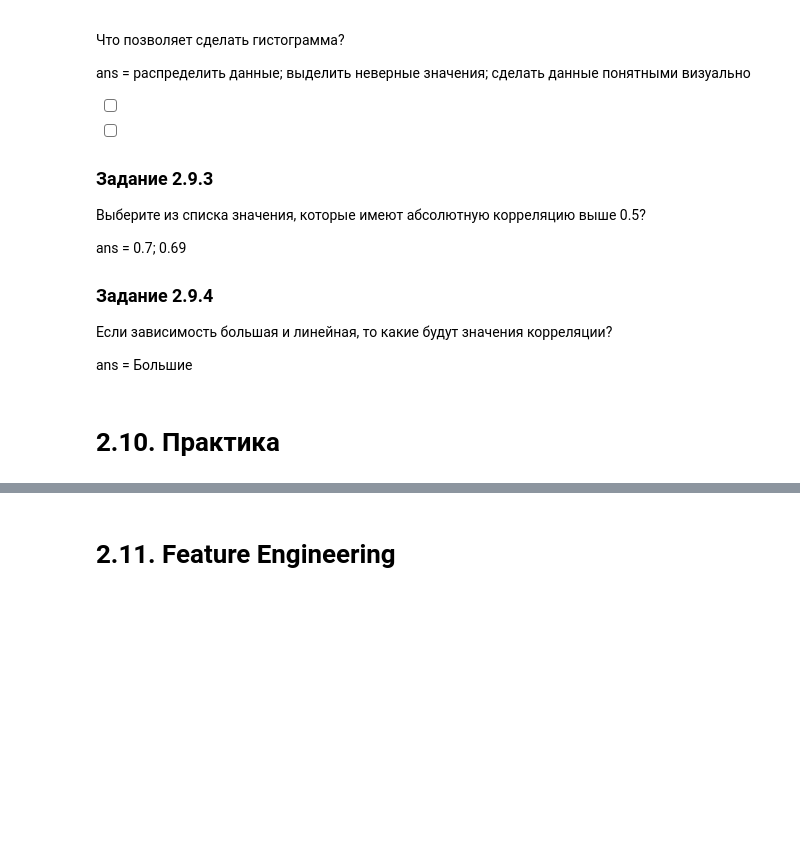
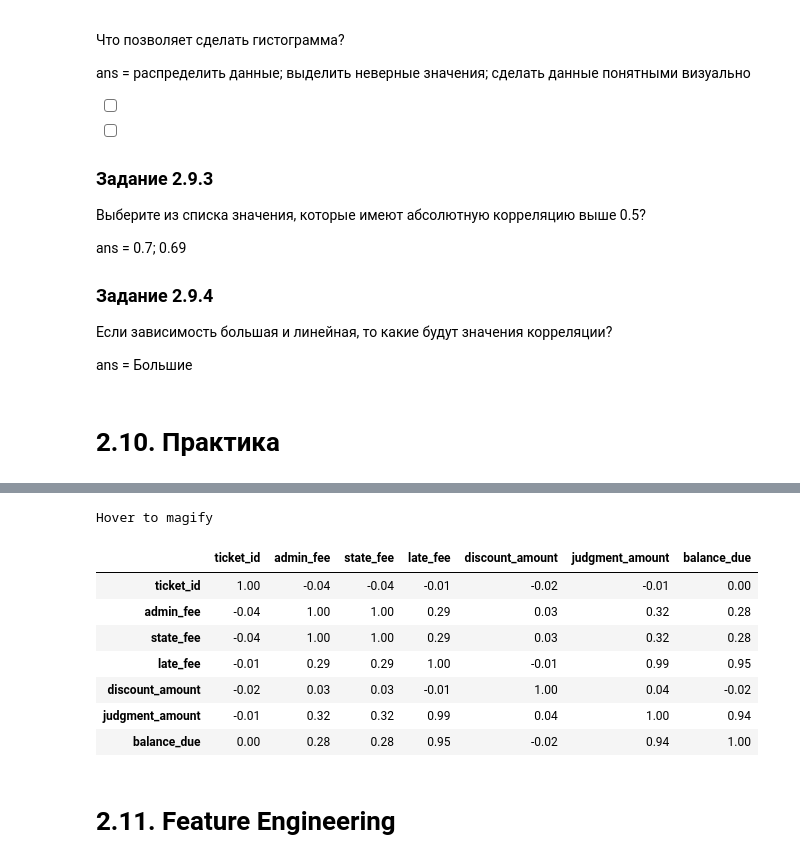
Before and after one commit to medinka01/Python, a Jupyter notebook: ML-2/ML 2.ipynb, the cells around one changed output, grey strips where cells are left out. Drawn from its saved outputs; the diff is of its cells as text; code cells hidden in the pictures; blank space fills up the shorter version.

```diff
--- a/ML-2/ML 2.ipynb
+++ b/ML-2/ML 2.ipynb
@@ -259,3 +325,39 @@ ans = Большие
+# %%
+import seaborn as sns
+corr = vis_data.drop(['violation_zip_code', 'payment_amount',
+                      'clean_up_cost',
+                      'violation_street_number'], axis=1).\
+                dropna(axis=1).\
+                corr()
+cmap = sns.diverging_palette(5,250, as_cmap=True)
+
+def magnify():
+    return [dict(selector="th",
+                 props=[("font-size", "7pt")]),
+            dict(selector="td",
+                 props=[('padding', "0em 0em")]),
+            dict(selector="th:hover",
+                 props=[("font-size", "12pt")]),
+            dict(selector="tr:hover td:hover",
+                 props=[('max-width', '200px'),
+                        ('font-size', '12pt')])
+]
+
+corr.style.background_gradient(cmap, axis=1)\
+    .set_properties(**{'max-width': '80px', 'font-size': '10pt'})\
+    .set_caption("Hover to magify")\
+    .set_precision(2)\
+    .set_table_styles(magnify())
+# %% [output]
+Hover to magify
+|  | ticket_id | admin_fee | state_fee | late_fee | discount_amount | judgment_amount | balance_due |
+| ticket_id | 1.00 | -0.04 | -0.04 | -0.01 | -0.02 | -0.01 | 0.00 |
+| admin_fee | -0.04 | 1.00 | 1.00 | 0.29 | 0.03 | 0.32 | 0.28 |
+| state_fee | -0.04 | 1.00 | 1.00 | 0.29 | 0.03 | 0.32 | 0.28 |
+| late_fee | -0.01 | 0.29 | 0.29 | 1.00 | -0.01 | 0.99 | 0.95 |
+| discount_amount | -0.02 | 0.03 | 0.03 | -0.01 | 1.00 | 0.04 | -0.02 |
+| judgment_amount | -0.01 | 0.32 | 0.32 | 0.99 | 0.04 | 1.00 | 0.94 |
+| balance_due | 0.00 | 0.28 | 0.28 | 0.95 | -0.02 | 0.94 | 1.00 |
 # %% [markdown]
 # 2.11. Feature Engineering
 # %% [markdown]
```
Also changed, not shown: parts of 23 cells of this notebook, 18 other files.
